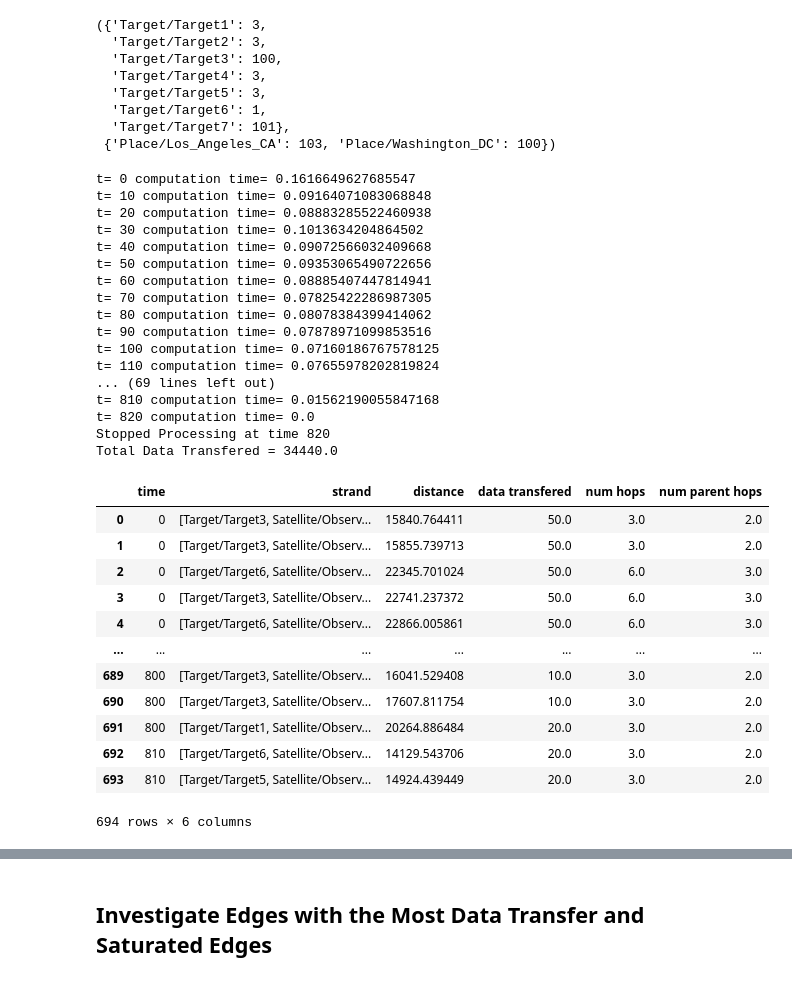
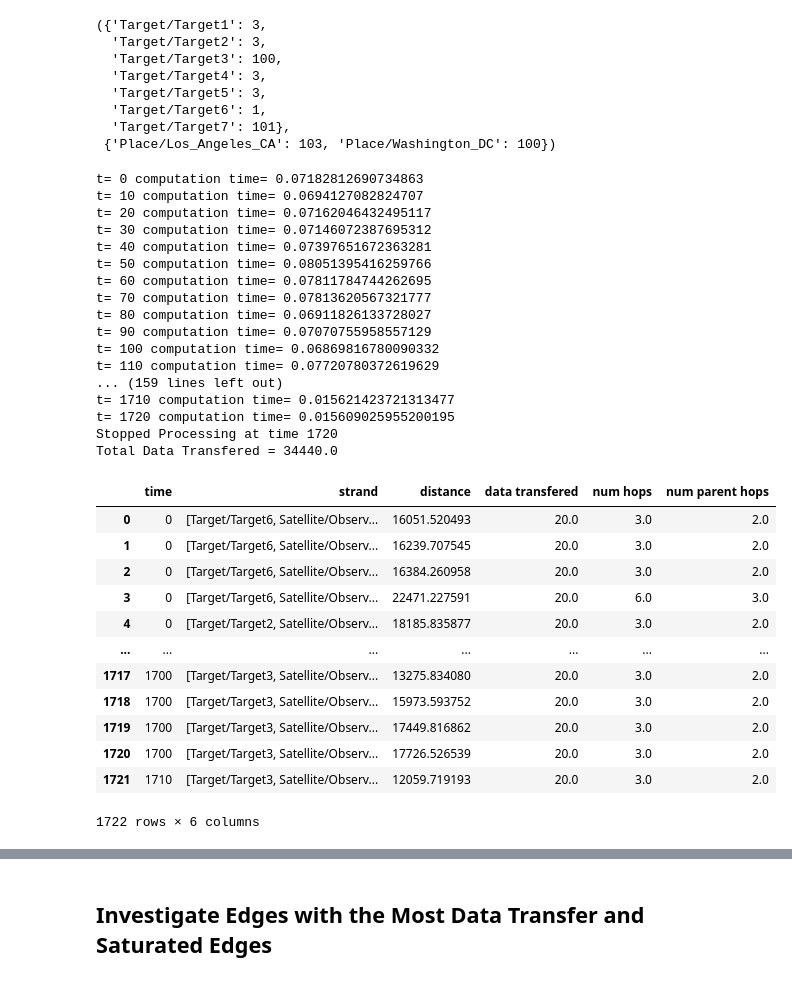
Before and after one commit to AnalyticalGraphicsInc/STKCodeExamples, a Jupyter notebook: StkAutomation/Python/Scenario_Analysis/ConstellationAndNetworkRouting/DataTransfer.ipynb, the cells around one changed output, grey strips where cells are left out. Drawn from its saved outputs; the diff is of its cells as text; code cells hidden in the pictures.

```diff
--- a/StkAutomation/Python/Scenario_Analysis/ConstellationAndNetworkRouting/DataTransfer.ipynb
+++ b/StkAutomation/Python/Scenario_Analysis/ConstellationAndNetworkRouting/DataTransfer.ipynb
@@ -155,7 +163,7 @@ print(t2-t1)
 
 # Check if data needed for strandsAtTimes is missing, force a recomputed if needed
 t1 = time.time()
-strands,nodesTimesPos,strandsAtTimes = recomputeMissingData(strands,nodesTimesPos,strandsAtTimes,recomputeIfDataIsMissing=True)
+strands,nodesTimesPos,strandsAtTimes = recomputeMissingData(stkRoot,strands,start,stop,step,chainNames,nodesTimesPos,strandsAtTimes,recomputeIfDataIsMissing=True)
 t2 = time.time()
 print(t2-t1)
 
@@ -192,9 +200,11 @@ metric = 'distance' # 'distance' or 'timeDelay' or 'bandwidth'
 filename = 'run1' # DataTransfer.pkl,DataSources.pkl,DataDestinations.pkl will be appended to filename, leave empty if desired
 
 # Start of adding bandwidth
-bandwidthBetweenConstellations = {('Targets','ObservingSatsFORs'):5,('RelaySatsFORs','EndLocations'):10} # [data/sec]
+bandwidthConstellationConstraints = {'ObservingSats':2,'EndLocations':25} # [data/sec] Each node in the constellation will have this constraint applied
+bandwidthBetweenConstellations = {('Targets','ObservingSatsFORs'):2,('RelaySatsFORs','EndLocations'):10} # [data/sec] Each edge between constellations will have this constraint applied
 defaultBandwidth = 1e15 # This will be the value applied to all nodes not assigned in bandwidthBetweenConstellations, Don't put inf you will get a divide by zero error
 maxDataTransfer = np.inf # maxDataTransfer per sec, specify a large number to transfer as much data as possible
+minPacketSize = 0 # minimum data chunk size [data], this can also be thought of as the minimum data rate [data/sec] since this number will get multiple by the time step size
 
 # Define starting data, data rate for the start nodes and the end nodes
 # Format, a dictionary with time as the key and another dictionary as the value, where the key is the constellation and the value is the data or data rate
@@ -222,7 +232,7 @@ convertTimesDataToDataFrame(timesDataToTransfer,stop).plot(x='time',y=startingNo
 # priorityCase = 3 # Priority is highest for the destinaton with the least data, sources are treated equally, recomputed at each timestep
 # priorityCase = 4 # Priority is highest for the sources with the most data and priority is highest for the destinaton with the least data, recomputed at each timestep at each timestep
 # priorityCase = 5 # A specified priority will be used, using nodeTransferPriority and nodeDestinationPriority
-priorityCase = 2
+priorityCase = 5
 
 # Below is only used if priorityCase = 5
 # Add in node priorites, the lowest value is the highest priority
@@ -252,46 +262,47 @@ nodeTransferPriority,nodeDestinationPriority
 # %%
 # Force the recomputation of the following dictionaries because they get modified by the computeDataTransferThroughNetowrk function
 timesDataToTransfer = buildTimesNodeAdditionalData(stkRoot,bulkDataStartingNodes,dataRateStartingNodes,start,stop,step)
 timesDataTransfered = buildTimesNodeAdditionalData(stkRoot,bulkDataEndingNodes,dataRateEndingNodes,start,stop,step)
 # Add bandwidths to the timesEdgesDistancesDelays, since bandwidth is data/sec, need to multiple the data rates by the time step to get the total data available to transfer per timestep
 bandwidthBetweenConstellationsPerTimeStep = {k:v*step for k,v in bandwidthBetweenConstellations.items()}
 timesEdgesDistancesDelaysBandwidths = addEdgeMetricToTimesEdges(stkRoot,timesEdgesDistancesDelays,bandwidthBetweenConstellationsPerTimeStep,defaultValue=defaultBandwidth*step)
+timesEdgesDistancesDelaysBandwidths = addNodeContraints(stkRoot,bandwidthConstellationConstraints,timesEdgesDistancesDelaysBandwidths,start,stop,step)
 
 # Compute the data transfer through the network
-df,dfTimesDataToTransfer,dfTimesDataTransfered,timesEdgesDistancesDelaysBandwidthsUpdated,simulationStopTime = computeDataTransferThroughNetwork(start,stop,step,timeNodePos,timesEdgesDistancesDelaysBandwidths,timesDataToTransfer,timesDataTransfered,startingNodes,endingNodes,priorityCase=priorityCase,nodeTransferPriority=nodeTransferPriority,nodeDestinationPriority=nodeDestinationPriority,metric=metric,maxDataTransfer=maxDataTransfer*step,breakOnceAllDataIsTransfered = True,overrideData=overrideDataTransferData,printTime=True,filename=filename)
+df,dfTimesDataToTransfer,dfTimesDataTransfered,timesEdgesDistancesDelaysBandwidthsUpdated,simulationStopTime = computeDataTransferThroughNetwork(start,stop,step,timesEdgesDistancesDelaysBandwidths,timesDataToTransfer,timesDataTransfered,startingNodes,endingNodes,priorityCase=priorityCase,nodeTransferPriority=nodeTransferPriority,nodeDestinationPriority=nodeDestinationPriority,metric=metric,maxDataTransfer=maxDataTransfer*step,minPacketSize=minPacketSize*step,breakOnceAllDataIsTransfered = True,overrideData=overrideDataTransferData,printTime=True,filename=filename)
 print('Total Data Transfered =',sum(df['data transfered']))
 df
 # %% [output]
-t= 0 computation time= 0.1616649627685547
-t= 10 computation time= 0.09164071083068848
-t= 20 computation time= 0.08883285522460938
-t= 30 computation time= 0.1013634204864502
-t= 40 computation time= 0.09072566032409668
-t= 50 computation time= 0.09353065490722656
-t= 60 computation time= 0.08885407447814941
-t= 70 computation time= 0.07825422286987305
-t= 80 computation time= 0.08078384399414062
-t= 90 computation time= 0.07878971099853516
-t= 100 computation time= 0.07160186767578125
-t= 110 computation time= 0.07655978202819824
-... (69 lines left out)
-t= 810 computation time= 0.01562190055847168
-t= 820 computation time= 0.0
-Stopped Processing at time 820
+t= 0 computation time= 0.07182812690734863
+t= 10 computation time= 0.0694127082824707
+t= 20 computation time= 0.07162046432495117
+t= 30 computation time= 0.07146072387695312
+t= 40 computation time= 0.07397651672363281
+t= 50 computation time= 0.08051395416259766
+t= 60 computation time= 0.07811784744262695
+t= 70 computation time= 0.07813620567321777
+t= 80 computation time= 0.06911826133728027
+t= 90 computation time= 0.07070755958557129
+t= 100 computation time= 0.06869816780090332
+t= 110 computation time= 0.07720780372619629
+... (159 lines left out)
+t= 1710 computation time= 0.015621423721313477
+t= 1720 computation time= 0.015609025955200195
+Stopped Processing at time 1720
 Total Data Transfered = 34440.0
 |  | time | strand | distance | data transfered | num hops | num parent hops |
-| 0 | 0 | [Target/Target3, Satellite/Observ... | 15840.764411 | 50.0 | 3.0 | 2.0 |
-| 1 | 0 | [Target/Target3, Satellite/Observ... | 15855.739713 | 50.0 | 3.0 | 2.0 |
-| 2 | 0 | [Target/Target6, Satellite/Observ... | 22345.701024 | 50.0 | 6.0 | 3.0 |
-| 3 | 0 | [Target/Target3, Satellite/Observ... | 22741.237372 | 50.0 | 6.0 | 3.0 |
-| 4 | 0 | [Target/Target6, Satellite/Observ... | 22866.005861 | 50.0 | 6.0 | 3.0 |
+| 0 | 0 | [Target/Target6, Satellite/Observ... | 16051.520493 | 20.0 | 3.0 | 2.0 |
+| 1 | 0 | [Target/Target6, Satellite/Observ... | 16239.707545 | 20.0 | 3.0 | 2.0 |
+| 2 | 0 | [Target/Target6, Satellite/Observ... | 16384.260958 | 20.0 | 3.0 | 2.0 |
+| 3 | 0 | [Target/Target6, Satellite/Observ... | 22471.227591 | 20.0 | 6.0 | 3.0 |
+| 4 | 0 | [Target/Target2, Satellite/Observ... | 18185.835877 | 20.0 | 3.0 | 2.0 |
 | ... | ... | ... | ... | ... | ... | ... |
-| 689 | 800 | [Target/Target3, Satellite/Observ... | 16041.529408 | 10.0 | 3.0 | 2.0 |
-| 690 | 800 | [Target/Target3, Satellite/Observ... | 17607.811754 | 10.0 | 3.0 | 2.0 |
-| 691 | 800 | [Target/Target1, Satellite/Observ... | 20264.886484 | 20.0 | 3.0 | 2.0 |
-| 692 | 810 | [Target/Target6, Satellite/Observ... | 14129.543706 | 20.0 | 3.0 | 2.0 |
-| 693 | 810 | [Target/Target5, Satellite/Observ... | 14924.439449 | 20.0 | 3.0 | 2.0 |
+| 1717 | 1700 | [Target/Target3, Satellite/Observ... | 13275.834080 | 20.0 | 3.0 | 2.0 |
+| 1718 | 1700 | [Target/Target3, Satellite/Observ... | 15973.593752 | 20.0 | 3.0 | 2.0 |
+| 1719 | 1700 | [Target/Target3, Satellite/Observ... | 17449.816862 | 20.0 | 3.0 | 2.0 |
+| 1720 | 1700 | [Target/Target3, Satellite/Observ... | 17726.526539 | 20.0 | 3.0 | 2.0 |
+| 1721 | 1710 | [Target/Target3, Satellite/Observ... | 12059.719193 | 20.0 | 3.0 | 2.0 |
-694 rows × 6 columns
+1722 rows × 6 columns
 # %%
 dfTimesDataToTransfer
 # %% [output]
```
Also changed, not shown: parts of 21 cells of this notebook, 1 other file.
